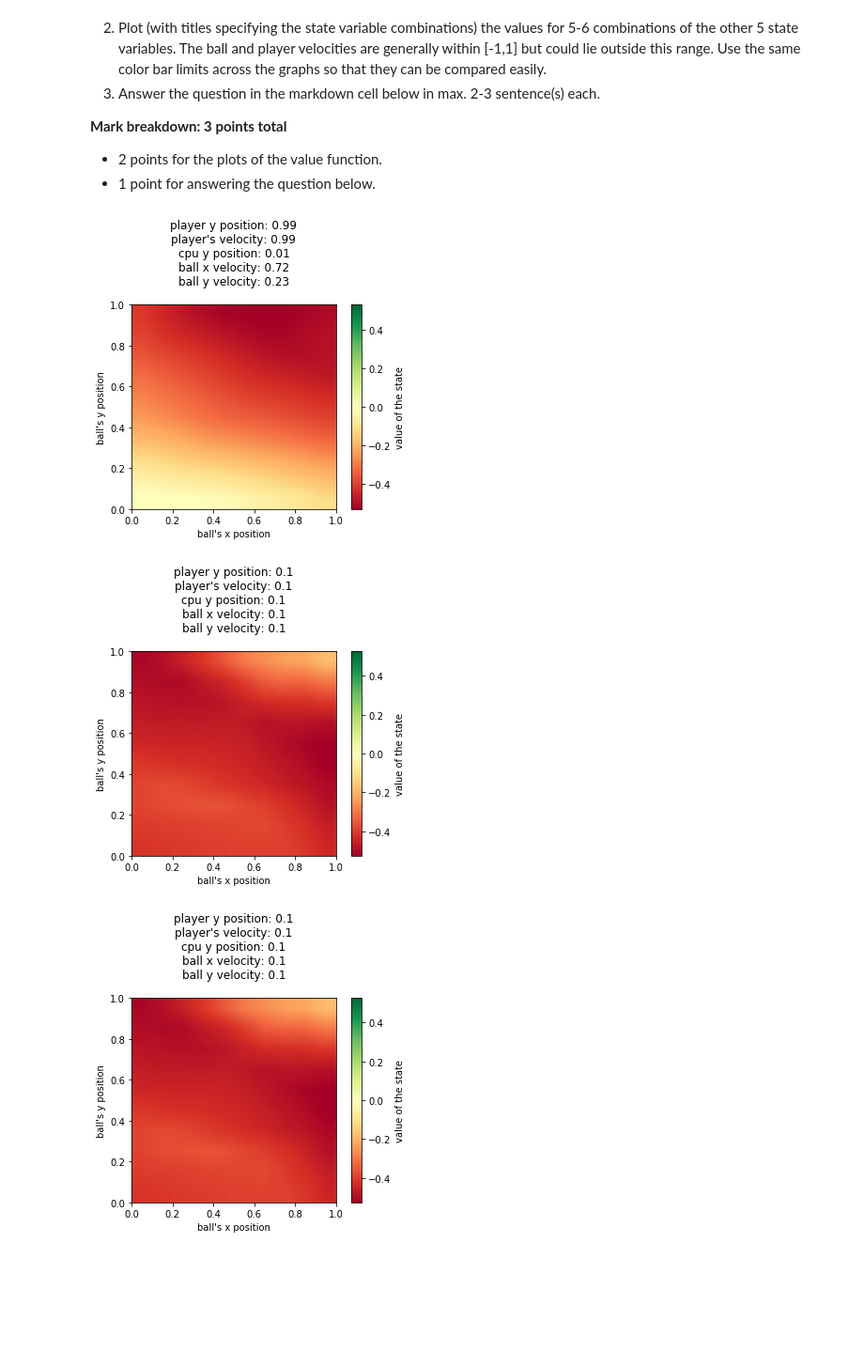
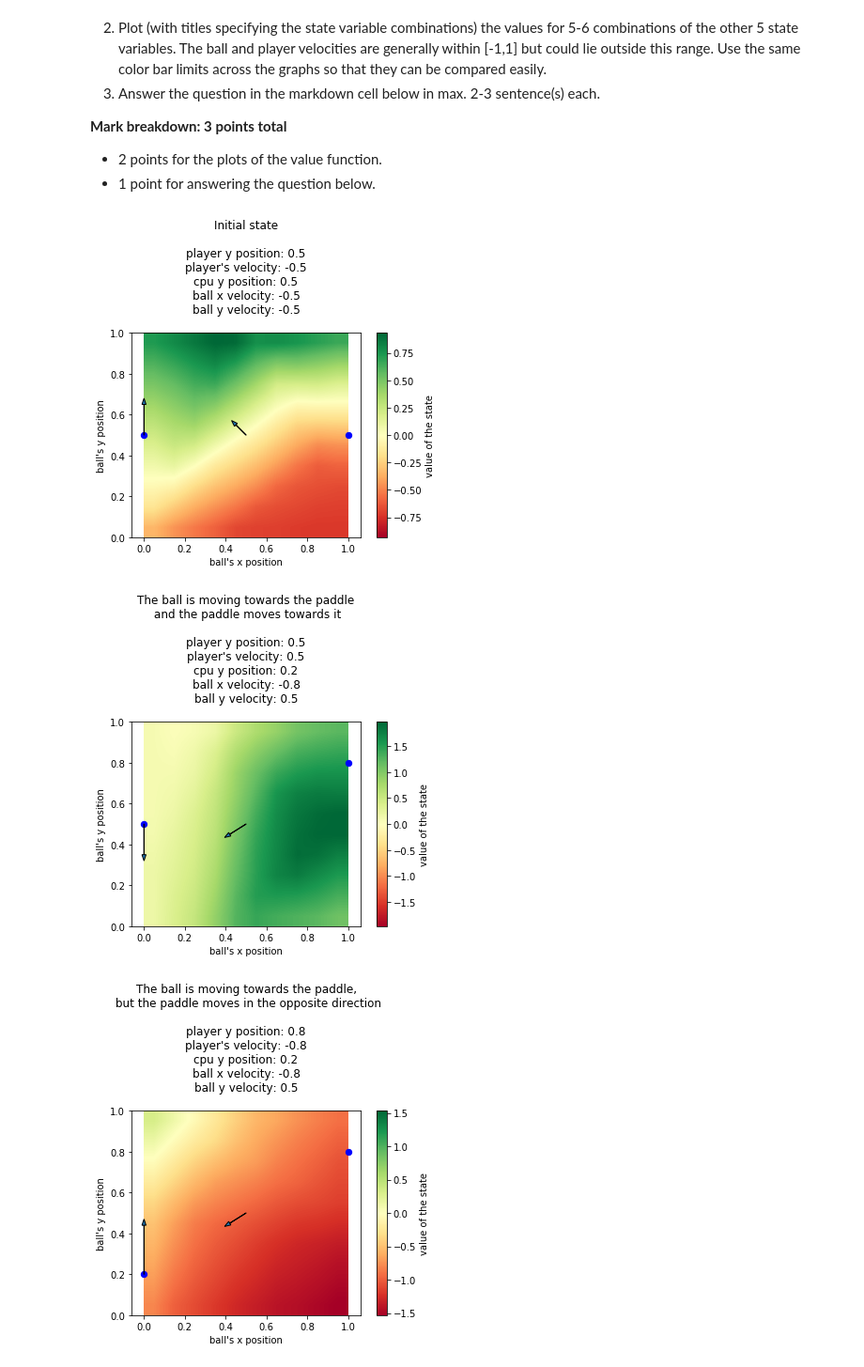
Before and after one commit to steber97/pong_rl, a Jupyter notebook: miniproject_rl_template.ipynb, the cells around one changed output. Shown at 94% size. Drawn from its saved outputs; the diff is of its cells as text; code cells hidden in the pictures; blank space fills up the shorter version.

```diff
--- a/miniproject_rl_template.ipynb
+++ b/miniproject_rl_template.ipynb
@@ -675,41 +675,55 @@ import matplotlib.cm as cm
 
 X=3 # x pos of the ball
 Y=4 # y pos of the ball
 
 # structure of the state:
 # [0] player y position (for high values, the player is on the lower side of the grid and viceversa)
 # [1] player's velocity (for positive values, the player is going down and viceversa)
 # [2] cpu y position (for high values, the cpu is on the lower side of the grid and viceversa)
 # [3] ball x position
 # [4] ball y position (for high values, the ball is on the lower side of the grid and viceversa)
 # [5] ball x velocity
 # [6] ball y velocity (for positive values, the ball is going down and viceversa)
 
-states = np.array([[0.99, 0.99, 0.01, 0.0, 0.0, 0.72, 0.23],
-                   [0.1, 0.1, 0.1, 0.0, 0.0, 0.1, 0.1],
-                   [0.1, 0.1, 0.1, 0.0, 0.0, 0.1, 0.1],
-                   [0.1, 0.1, 0.1, 0.0, 0.0, 0.1, 0.1],
-                   [0.1, 0.1, 0.1, 0.0, 0.0, 0.1, 0.1],
-                   [0.1, 0.1, 0.1, 0.0, 0.0, 0.1, 0.1]])
+states = np.array([[0.5, -0.5, 0.5, 0.0, 0.0, -0.5, -0.5], #initial state
+                   [0.5, 0.5, 0.2, 0.0, 0.0, -0.8, 0.5], #the ball is coming towards us and we move towards it
+                   [0.8, -0.8, 0.2, 0.0, 0.0, -0.8, 0.5],#the ball is coming towards us and we move in the opposite direction
+                   [0.2, -0.1, 0.7, 0.0, 0.0, 0.7, 0.2], #the balls is moving towards the adversary and he is in a favorable position
+                   [0.9, 0.2, 0.2, 0.0, 0.0, 0.5, 0.5], #the balls is moving towards the adversary and he is in a not favorable position
+                   ])
 
-for s in states:
+titles = ['Initial state\n', 'The ball is moving towards the paddle\n and the paddle moves towards it\n',
+          'The ball is moving towards the paddle,\n but the paddle moves in the opposite direction\n',
+          'The balls is moving towards the adversary \n and it is in a favorable position\n',
+          'The balls is moving towards the adversary \n and it is in a not favorable position\n',
+          'Not properly learned state\n']
+
+for s, t in zip(states, titles):
     fig, ax = plt.subplots()
     Z = predict_values(s)
     im = ax.imshow(Z, interpolation='bilinear', cmap=cm.RdYlGn,
                origin='lower', extent=[0, 1, 0, 1],
                vmax=abs(Z).max(), vmin=-abs(Z).max())
 
+    #Add 2 blue dots that indicate player and cpu's positions
+    plt.scatter([0.0, 1.0], [1-s[0], 1-s[2]], color='blue', s=40)
+
+    #Arrow that represents player's velocity
+    plt.arrow(0.0, 1-s[0], 0.0, 0.3*(-s[1]), head_width=0.02)
+    #Arrow that represents ball's velocity
+    plt.arrow(0.5, 0.5, 0.1*s[5], 0.1*(-s[6]), head_width=0.02)
+
     cbar = fig.colorbar(im, ax=ax)
     cbar.ax.set_ylabel('value of the state')
 
-    ax.set_title("player y position: {}\n"
+    ax.set_title(t+"\nplayer y position: {}\n"
       "player's velocity: {}\n"
       "cpu y position: {}\n"
       "ball x velocity: {}\n"
       "ball y velocity: {}\n".format(s[0], s[1], s[2], s[5], s[6]))
     ax.set_xlabel('ball\'s x position')
     ax.set_ylabel('ball\'s y position')
 # %% [output]
-[figure, old version]
+[figure, new version]
-[figure, old version]
+[figure, new version]
-[figure, old version]
+[figure, new version]
```
Also changed, not shown: parts of 4 cells of this notebook, 1 other file.
